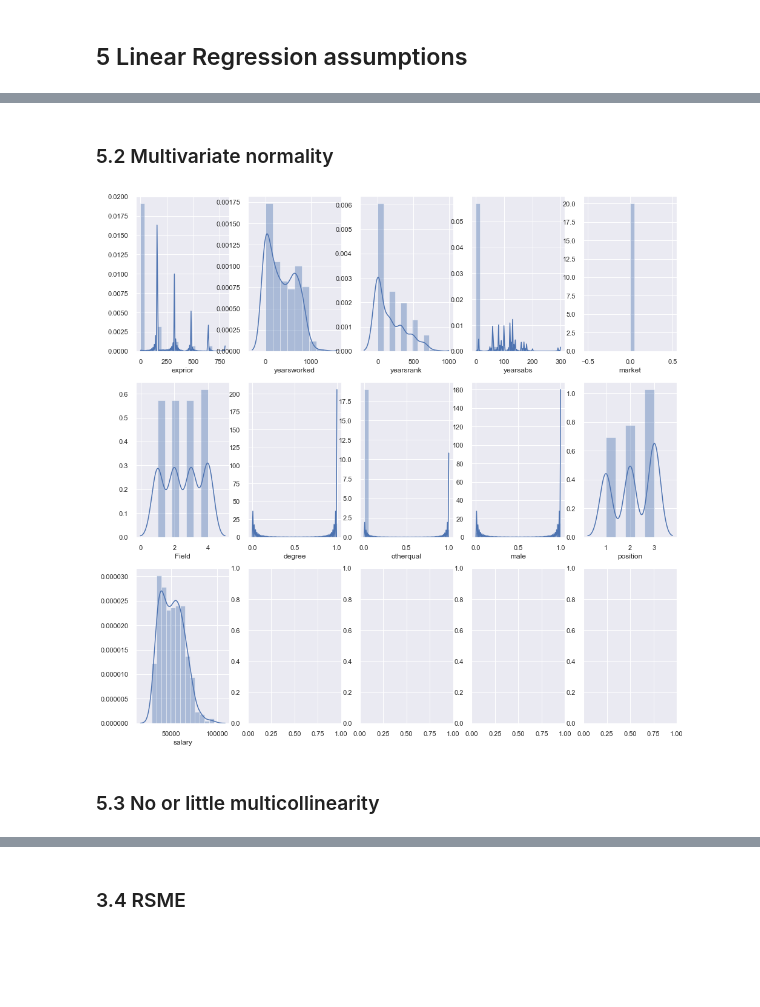
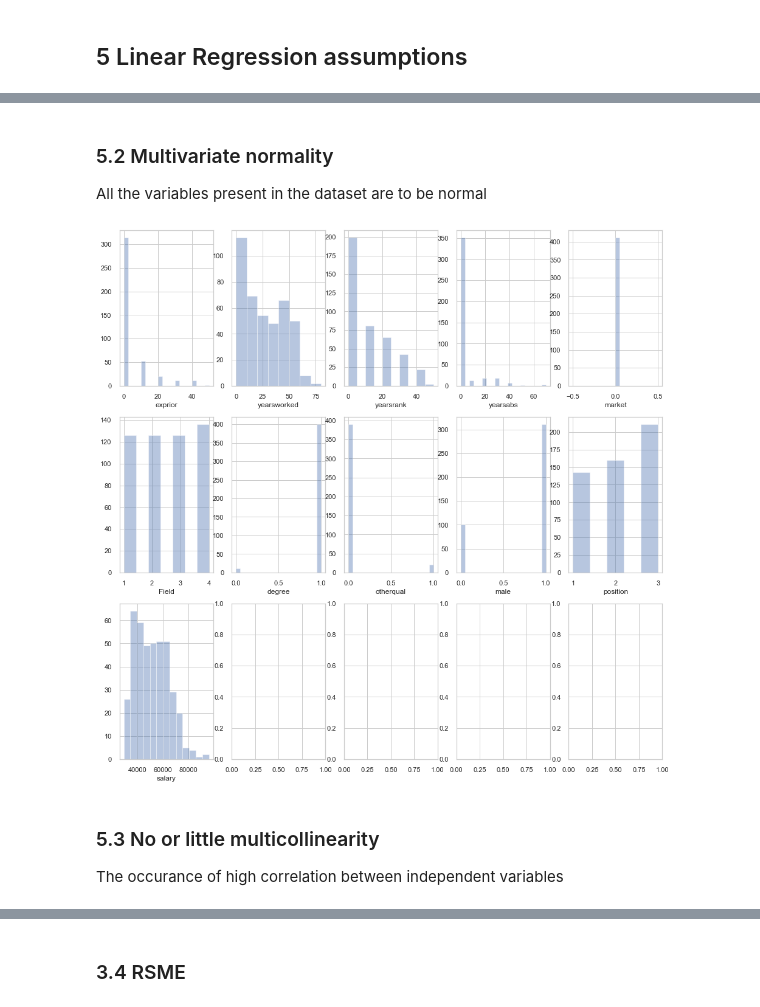
Before and after one commit to Faithie30/Multiple-Linear-Regression, a Jupyter notebook: Multi-Linear Regression.ipynb, the cells around one changed output, grey strips where cells are left out. Cells and saved outputs as stored; diff of their text form; code cells hidden in the pictures; blank space fills up the shorter version.

```diff
--- a/Multi-Linear Regression.ipynb
+++ b/Multi-Linear Regression.ipynb
@@ -156,11 +156,11 @@ X_train.head(1)
 # %% [markdown]
 ### 3.1 Multi-variate graphs
 # %%
-X_train['exprior'] = X_train['exprior'].apply(lambda x : int(x/5)* 10)
-X_train['yearsrank'] = X_train['yearsrank'].apply(lambda x : int(x/5)* 10)
-X_train['yearsworked'] = X_train['yearsworked'].apply(lambda x : int(x/5)* 10)
-X_train['market'] = X_train['market'].apply(lambda x : int(x/5)* 10)
-X_train['yearsabs'] = X_train['yearsabs'].apply(lambda x : int(x/15)* 10)
+# X_train['exprior'] = X_train['exprior'].apply(lambda x : int(x/5)* 10)
+# X_train['yearsrank'] = X_train['yearsrank'].apply(lambda x : int(x/5)* 10)
+# X_train['yearsworked'] = X_train['yearsworked'].apply(lambda x : int(x/5)* 10)
+# X_train['market'] = X_train['market'].apply(lambda x : int(x/5)* 10)
+# X_train['yearsabs'] = X_train['yearsabs'].apply(lambda x : int(x/15)* 10)
 
 
 sns.set()
@@ -262,25 +247,29 @@ sns.regplot(x=salaries['position'], y=salaries['salary'], ax= axes[1,4]);
 # %% [markdown]
 ### 5.2 Multivariate normality
+
+All the variables present in the dataset are to be normal
 # %%
 #histogram plot
 
 fig, axes = plt.subplots(3,5, figsize=(16,16))
 
-sns.distplot(X_train['exprior'],ax= axes[0,0])
-sns.distplot(X_train['yearsworked'],ax= axes[0,1]);
-sns.distplot(X_train['yearsrank'],ax= axes[0,2])
-sns.distplot(X_train['yearsabs'],ax= axes[0,3]);
-sns.distplot(X_train['market'],ax= axes[0,4]);
-sns.distplot(salaries['Field'],ax= axes[1,0]);
-sns.distplot(X_train['degree'],ax= axes[1,1])
-sns.distplot(X_train['otherqual'],ax= axes[1,2]);
-sns.distplot(X_train['male'],ax= axes[1,3])
-sns.distplot(salaries['position'],ax= axes[1,4]);
-sns.distplot(combined['salary'],ax= axes[2,0]);
+sns.distplot(X_train['exprior'],kde= False ,ax= axes[0,0])
+sns.distplot(X_train['yearsworked'],kde= False ,ax= axes[0,1]);
+sns.distplot(X_train['yearsrank'],kde= False ,ax= axes[0,2])
+sns.distplot(X_train['yearsabs'],kde= False ,ax= axes[0,3]);
+sns.distplot(X_train['market'],kde= False, ax= axes[0,4]);
+sns.distplot(salaries['Field'],kde= False ,ax= axes[1,0]);
+sns.distplot(X_train['degree'],kde= False ,ax= axes[1,1])
+sns.distplot(X_train['otherqual'],kde= False ,ax= axes[1,2]);
+sns.distplot(X_train['male'],kde= False ,ax= axes[1,3])
+sns.distplot(salaries['position'],kde= False ,ax= axes[1,4]);
+sns.distplot(combined['salary'],kde= False ,ax= axes[2,0]);
 # %% [output]
-[figure, old version]
+[figure, new version]
 # %% [markdown]
 ### 5.3 No or little multicollinearity
+
+The occurance of high correlation between independent variables
 # %%
 # 3. correlation matrix
 
```
Also changed, not shown: parts of 13 cells of this notebook.
